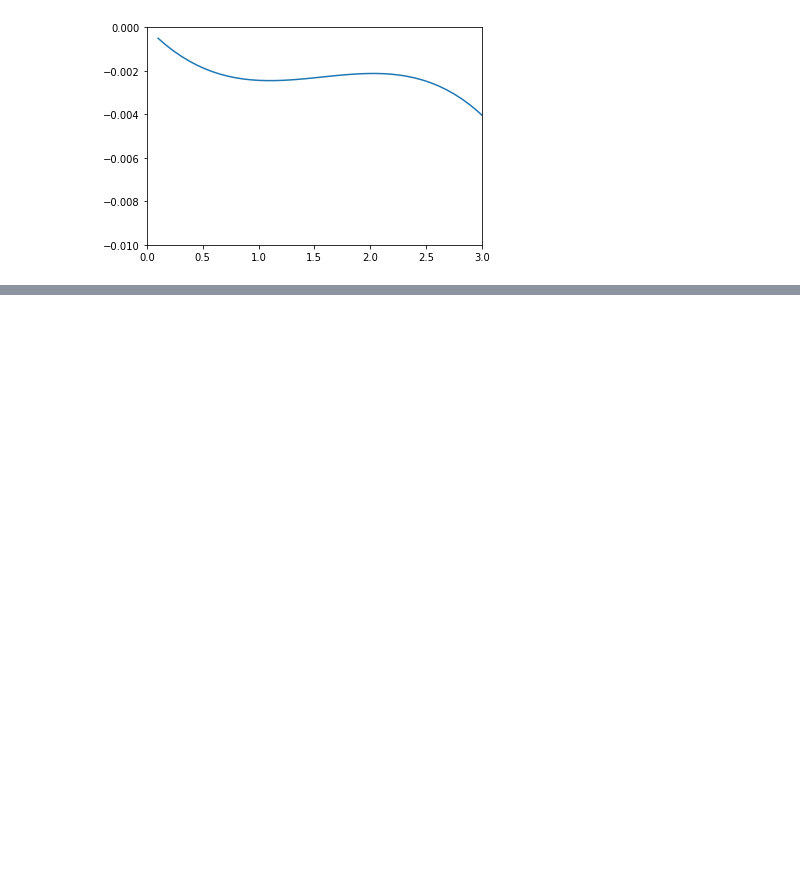
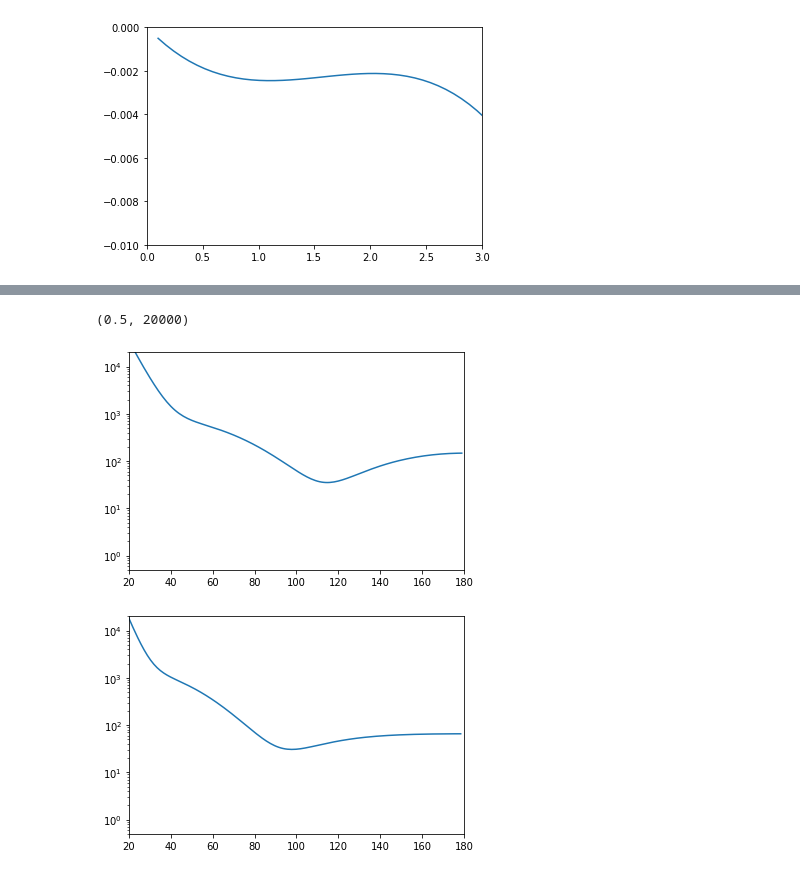
Before and after one commit to alphacentaury-github/Lattice_fft, a Jupyter notebook: n_alpha.ipynb, the cells around one changed output, grey strips where cells are left out. Cells and saved outputs as stored; diff of their text form; code cells hidden in the pictures; blank space fills up the shorter version.

```diff
--- a/n_alpha.ipynb
+++ b/n_alpha.ipynb
@@ -498,0 +552,49 @@ plt.ylim([-0.01,0])
+# %%
+def diff_cross_12C_alpha(ecm, theta_cm,reduced_mass=reduced_mass,ERE_data=ERE_data, k_C = k_C, Lmax = 2 ):
+    """
+    spinless case only
+
+    differential cross section in theta_cm(radian) at Ecm
+    in units of fm^2
+    """
+    sums = 0.0
+    kcm = np.sqrt(2*reduced_mass*ecm);
+    eta = k_C/kcm ;
+    for L in range(Lmax+1):
+        sigmaL = Coulomb_phaseshift(L,eta)
+        temp = np.sqrt(4*np.pi*(2*L+1))*scipy.special.sph_harm(0,L, 0,theta_cm)*np.exp(2*1j*sigmaL)
+        f_L = scattering_amplitude_L(L,ecm,reduced_mass=reduced_mass,ERE_data=ERE_data, k_C = k_C )
+        sums = sums +temp*f_L
+    f_C = Coulomb_scattering_amplitude(theta_cm,eta,kcm)
+    return np.abs(f_C+sums)**2*hbarc**2
+# %%
+Talpha = 3.371 ;
+ecm = reduced_mass/mass_alpha*Talpha;
+theta_cms =np.arange(10.,180.,1)*np.pi/180 # cm angles in radian
+dcs_cms = diff_cross_12C_alpha(ecm, theta_cms )
+
+plt.figure()
+plt.semilogy(theta_cms*180/np.pi, dcs_cms*10) # mb units
+plt.xlim([20,180]);
+plt.ylim([0.5,2*10**4]);
+plt.title( 'CM cross section')
+plt.xlabel('theta_CM')
+plt.ylabel(' mb/sr')
+
+# conversion between lab and cm angles
+lam= mass_alpha/mass_12C
+theta_labs = np.arctan2( np.sin(thetas),( lam +np.cos(thetas) ) )
+# conversion to lab cross section
+dcs_labs = dcs_cms*(1+2*lam*np.cos(theta_cms)+lam**2)**(1.5)/(1+lam*np.cos(theta_cms))
+
+plt.figure()
+plt.semilogy(theta_labs*180/np.pi, dcs_labs*10) # mb units
+plt.xlim([20,180]);
+plt.ylim([0.5,2*10**4])
+plt.title( 'Lab cross section')
+plt.xlabel('theta_Lab')
+plt.ylabel(' mb/sr')
+# %% [output]
+(0.5, 20000)
+[figure, added]
+[figure, added]
```
Also changed, not shown: parts of 10 cells of this notebook, 2 other files.
